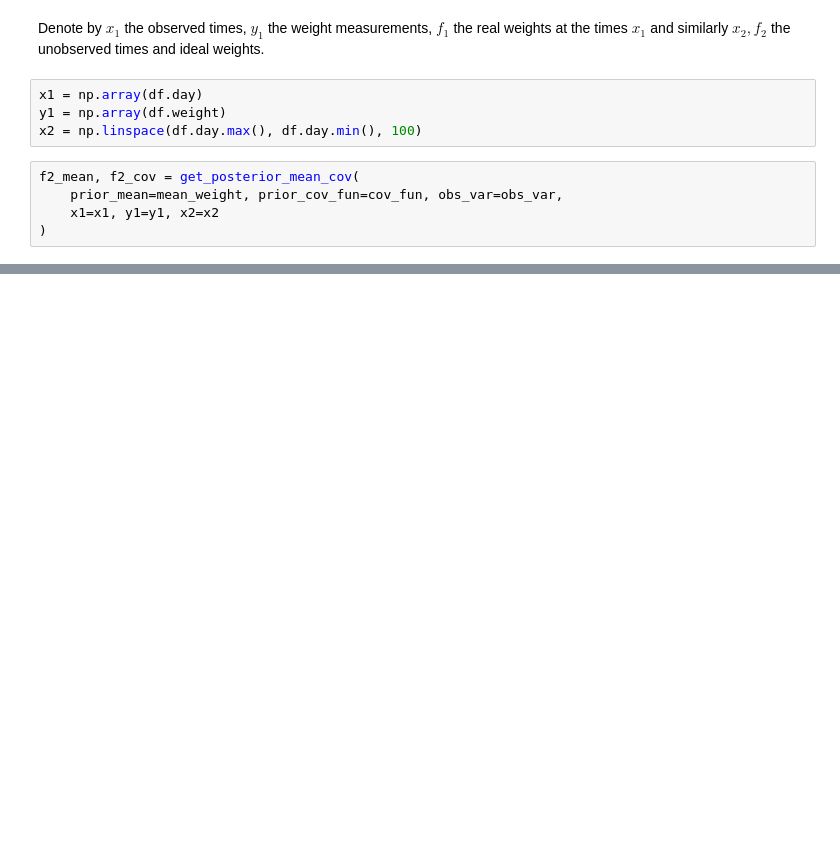
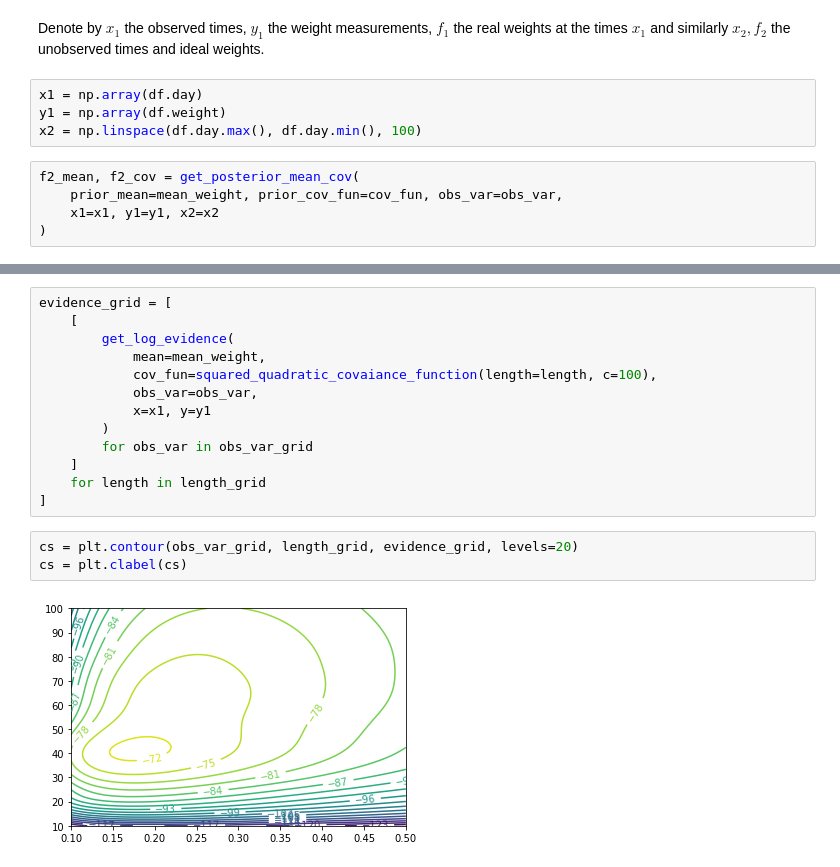
Before and after one commit to PistaSaki/python_bordel_01, a Jupyter notebook: book_reading/gaussian_processes_for_machine_learning/gaussian_process_regression.ipynb, the cells around one changed output, grey strips where cells are left out. Saved outputs shown, nothing was run; the diff lists cells and outputs as text; blank space fills up the shorter version.

```diff
--- a/book_reading/gaussian_processes_for_machine_learning/gaussian_process_regression.ipynb
+++ b/book_reading/gaussian_processes_for_machine_learning/gaussian_process_regression.ipynb
@@ -106,0 +143,18 @@ plt.errorbar(x=x2, y=f2_mean, yerr=2*np.sqrt(f2_cov.diagonal()))
+# %%
+evidence_grid = [
+    [
+        get_log_evidence(
+            mean=mean_weight,
+            cov_fun=squared_quadratic_covaiance_function(length=length, c=100),
+            obs_var=obs_var,
+            x=x1, y=y1
+        )
+        for obs_var in obs_var_grid
+    ]
+    for length in length_grid
+]
+# %%
+cs = plt.contour(obs_var_grid, length_grid, evidence_grid, levels=20)
+cs = plt.clabel(cs)
+# %% [output]
+[figure, added]
```
Also changed, not shown: parts of 10 cells of this notebook, 5 other files.
